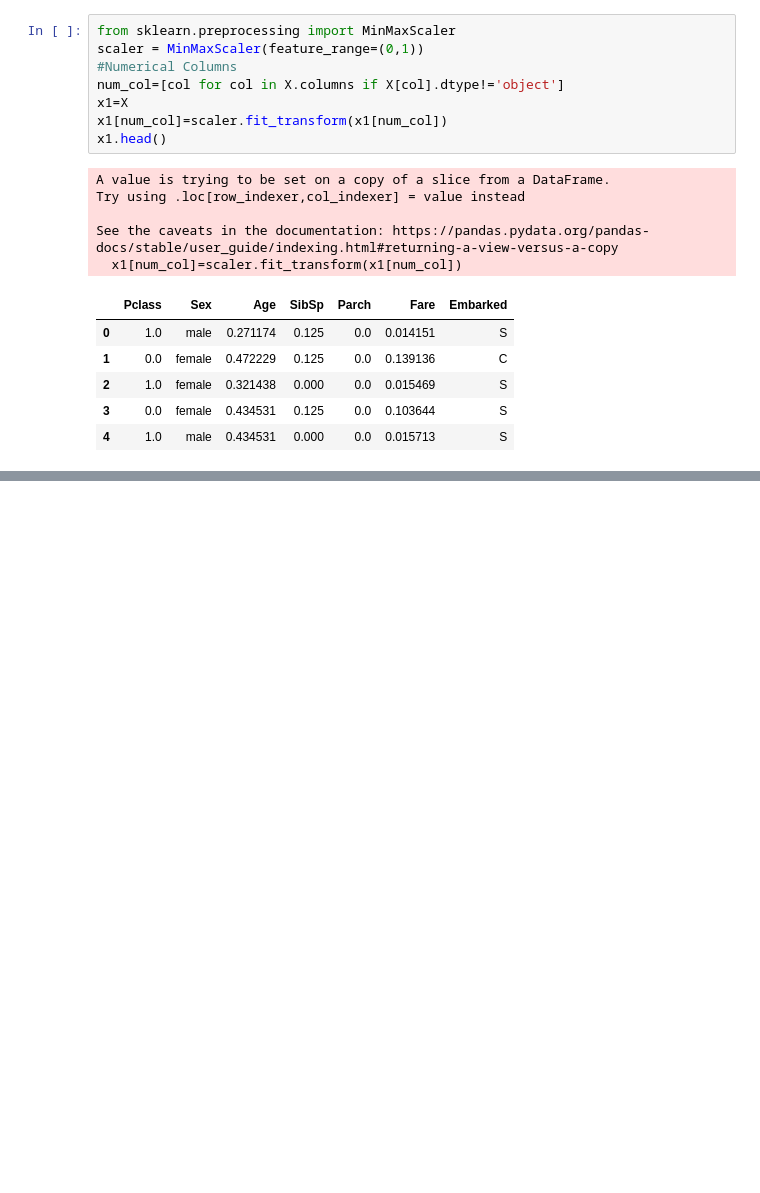
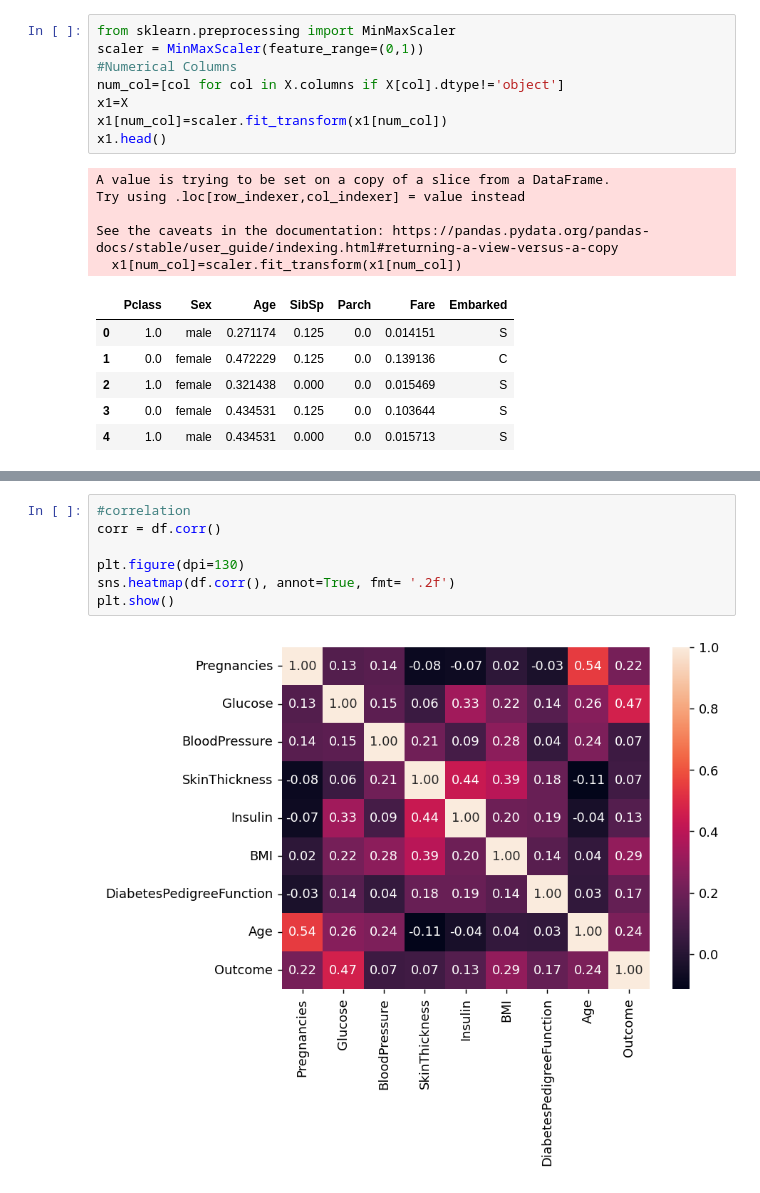
Before and after one commit to shrayan005/Machine_learning, a Jupyter notebook: Data_preprocessing.ipynb, the cells around one changed output, grey strips where cells are left out. Drawn from its saved outputs; the diff is of its cells as text; blank space fills up the shorter version.

```diff
--- a/Data_preprocessing.ipynb
+++ b/Data_preprocessing.ipynb
@@ -185,0 +268,9 @@ See the caveats in the documentation: https://pandas.pydata.org/pandas-docs/stab
+# %%
+#correlation
+corr = df.corr()
+
+plt.figure(dpi=130)
+sns.heatmap(df.corr(), annot=True, fmt= '.2f')
+plt.show()
+# %% [output]
+[figure, added]
```
Also changed, not shown: parts of 11 cells of this notebook.
